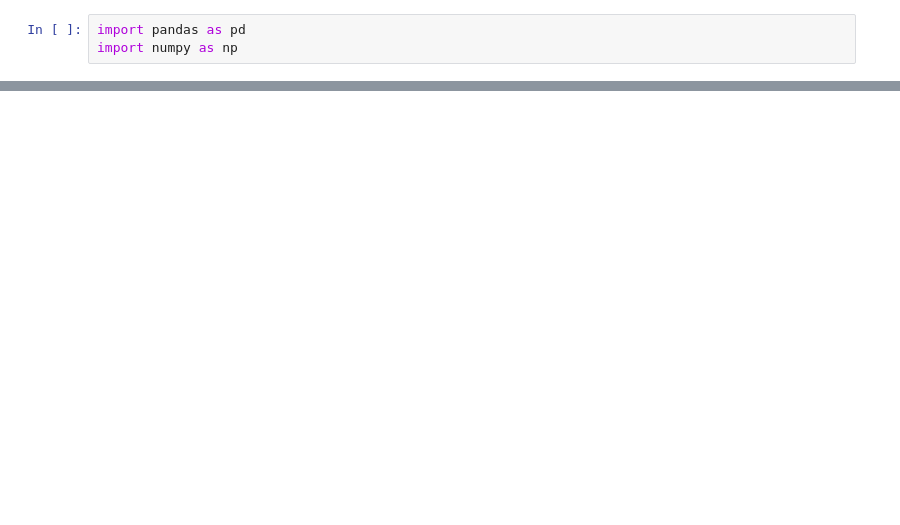
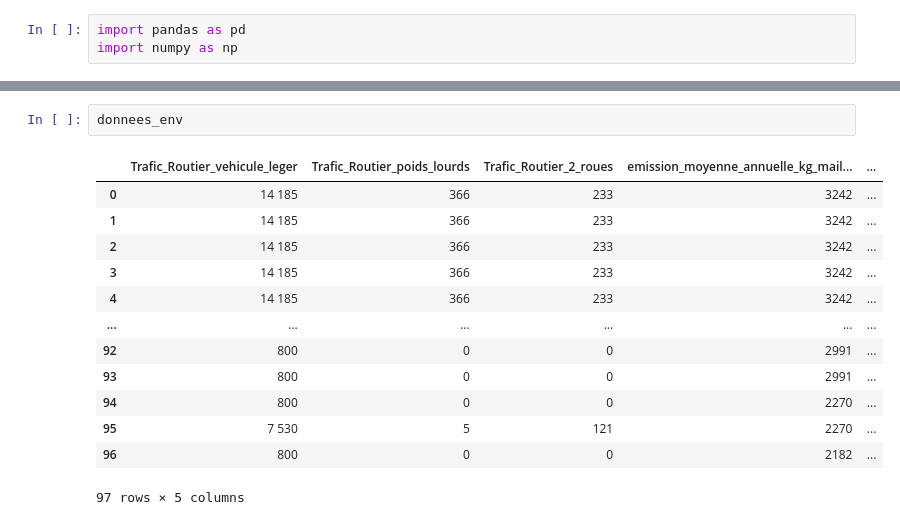
Before and after one commit to TLeandre/Categorisation-de-capteurs-de-pollution, a Jupyter notebook: scripts/Louison.ipynb, the cells around one changed output, grey strips where cells are left out. Saved outputs shown, nothing was run; the diff lists cells and outputs as text; blank space fills up the shorter version.

```diff
--- a/scripts/Louison.ipynb
+++ b/scripts/Louison.ipynb
@@ -22,0 +24,16 @@ print(donnees_env)
+# %%
+donnees_env
+# %% [output]
+|  | Trafic_Routier_vehicule_leger | Trafic_Routier_poids_lourds | Trafic_Routier_2_roues | emission_moyenne_annuelle_kg_mail... | ... |
+| 0 | 14 185 | 366 | 233 | 3242 | ... |
+| 1 | 14 185 | 366 | 233 | 3242 | ... |
+| 2 | 14 185 | 366 | 233 | 3242 | ... |
+| 3 | 14 185 | 366 | 233 | 3242 | ... |
+| 4 | 14 185 | 366 | 233 | 3242 | ... |
+| ... | ... | ... | ... | ... | ... |
+| 92 | 800 | 0 | 0 | 2991 | ... |
+| 93 | 800 | 0 | 0 | 2991 | ... |
+| 94 | 800 | 0 | 0 | 2270 | ... |
+| 95 | 7 530 | 5 | 121 | 2270 | ... |
+| 96 | 800 | 0 | 0 | 2182 | ... |
+97 rows × 5 columns
```
Also changed, not shown: parts of 5 cells of this notebook.
